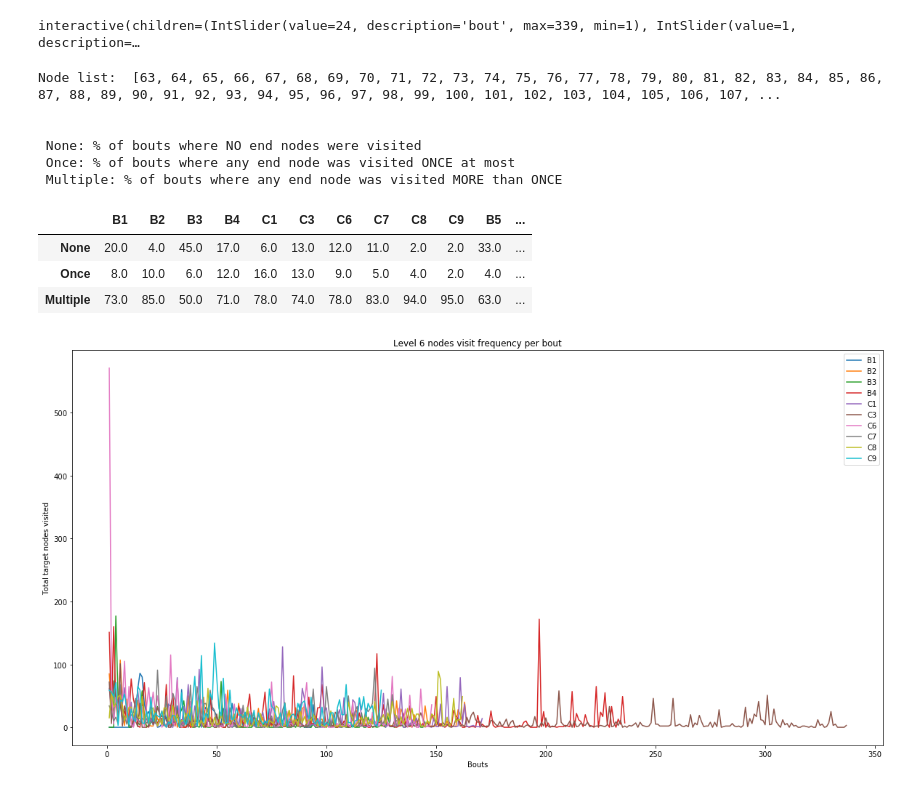
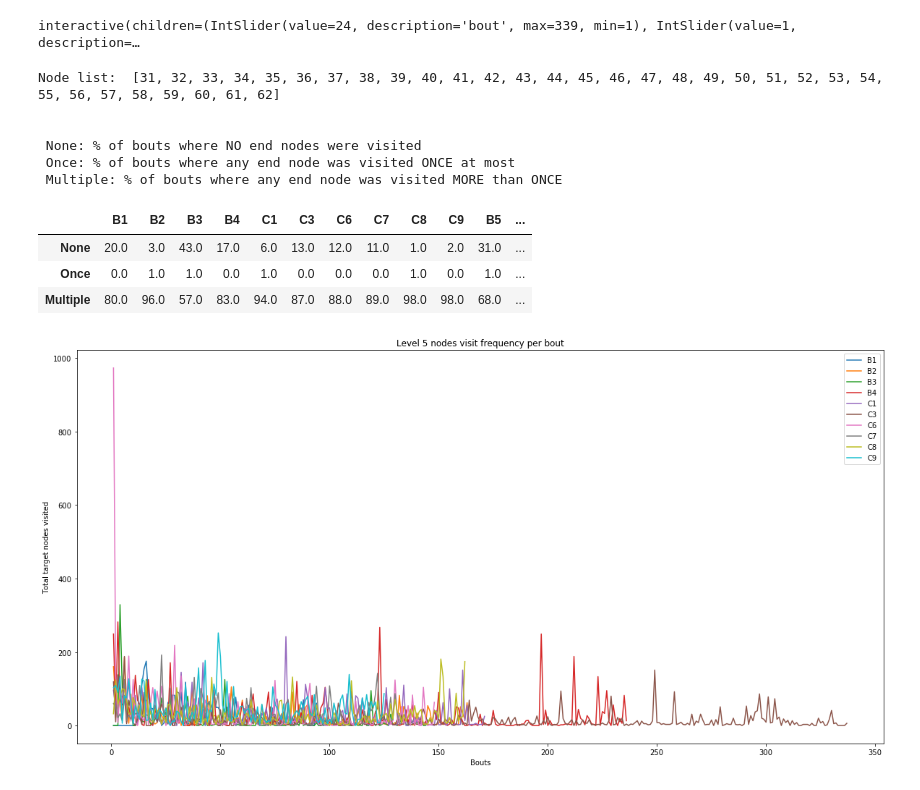
Before and after one commit to umeshksingla/MouseMazeHierRL, a Jupyter notebook: Behavior_Analysis.ipynb, the cells around one changed output. Cells and saved outputs as stored; diff of their text form; code cells hidden in the pictures.

```diff
--- a/Behavior_Analysis.ipynb
+++ b/Behavior_Analysis.ipynb
@@ -151,6 +151,8 @@ def gen_summary(lvl):
     summary[nickname]['None']: % of bouts where NO end nodes were visited
     summary[nickname]['Once']: % of bouts where there was at most ONE visit to any end node
     summary[nickname]['Multiple']: % of bouts where there was at least TWO visits to any end node
+
+    summary_bouts: same as 'summary' except with a list of corresponding bouts instead of percentages
     '''
 
     # Select list of nodes to track based on level
@@ -236,26 +238,26 @@ def gen_nodefreq_plot(visits, names):
     plt.legend()
 # %%
 # Generate frequency of level node visits per bout plot
-lvl = 6
+lvl = 5
 names = RewNames  # AllNames, RewNames, UnrewNames
 visits, summary, summary_bouts = gen_summary(lvl)
 gen_nodefreq_plot(visits, names)
 
 # Output summary statistics about the frequency of level node visits
 df_summary = pd.DataFrame(summary)
 print("\n\n None: % of bouts where NO end nodes were visited"
        "\n Once: % of bouts where any end node was visited ONCE at most"
        "\n Multiple: % of bouts where any end node was visited MORE than ONCE")
 df_summary
 # %% [output]
-Node list:  [63, 64, 65, 66, 67, 68, 69, 70, 71, 72, 73, 74, 75, 76, 77, 78, 79, 80, 81, 82, 83, 84, 85, 86, 87, 88, 89, 90, 91, 92, 93, 94, 95, 96, 97, 98, 99, 100, 101, 102, 103, 104, 105, 106, 107, ...
+Node list:  [31, 32, 33, 34, 35, 36, 37, 38, 39, 40, 41, 42, 43, 44, 45, 46, 47, 48, 49, 50, 51, 52, 53, 54, 55, 56, 57, 58, 59, 60, 61, 62]
 
 
  None: % of bouts where NO end nodes were visited
  Once: % of bouts where any end node was visited ONCE at most
  Multiple: % of bouts where any end node was visited MORE than ONCE
 |  | B1 | B2 | B3 | B4 | C1 | C3 | C6 | C7 | C8 | C9 | B5 | ... |
-| None | 20.0 | 4.0 | 45.0 | 17.0 | 6.0 | 13.0 | 12.0 | 11.0 | 2.0 | 2.0 | 33.0 | ... |
-| Once | 8.0 | 10.0 | 6.0 | 12.0 | 16.0 | 13.0 | 9.0 | 5.0 | 4.0 | 2.0 | 4.0 | ... |
-| Multiple | 73.0 | 85.0 | 50.0 | 71.0 | 78.0 | 74.0 | 78.0 | 83.0 | 94.0 | 95.0 | 63.0 | ... |
+| None | 20.0 | 3.0 | 43.0 | 17.0 | 6.0 | 13.0 | 12.0 | 11.0 | 1.0 | 2.0 | 31.0 | ... |
+| Once | 0.0 | 1.0 | 1.0 | 0.0 | 1.0 | 0.0 | 0.0 | 0.0 | 1.0 | 0.0 | 1.0 | ... |
+| Multiple | 80.0 | 96.0 | 57.0 | 83.0 | 94.0 | 87.0 | 88.0 | 89.0 | 98.0 | 98.0 | 68.0 | ... |
-[figure, old version]
+[figure, new version]
```
Also changed, not shown: parts of 7 cells of this notebook.
